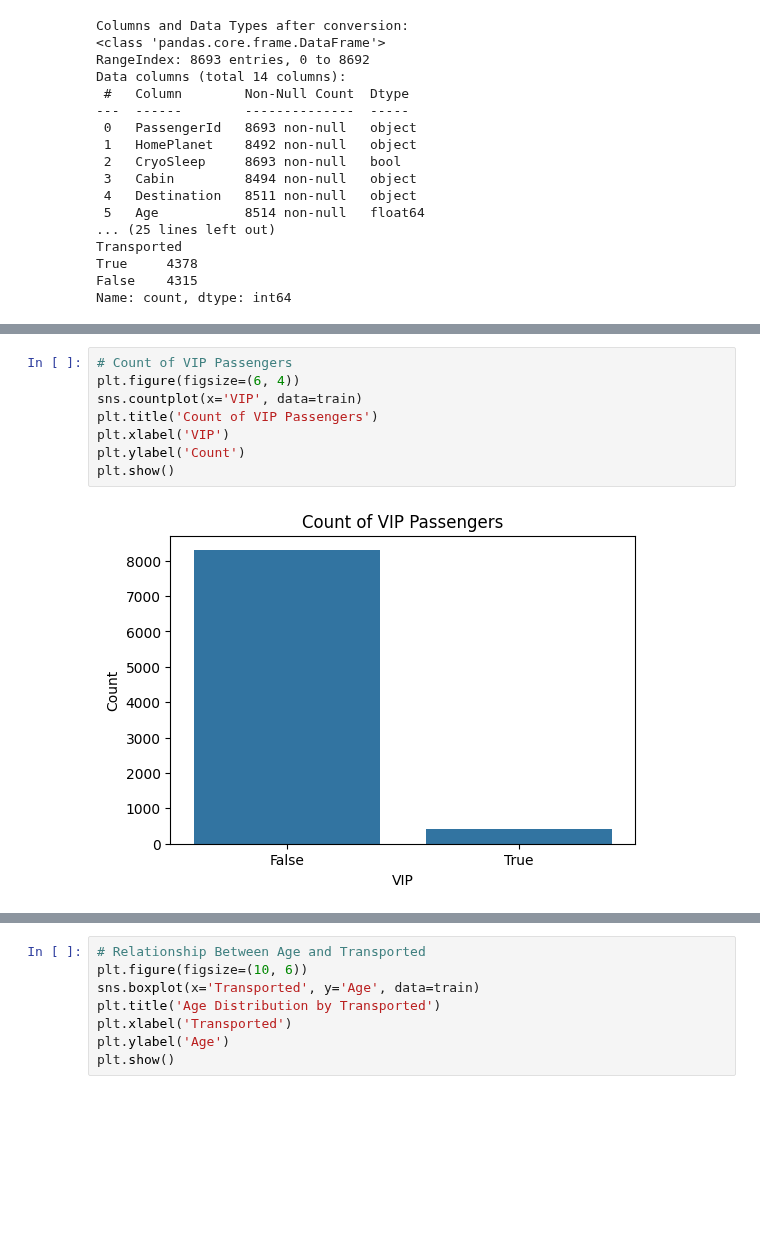
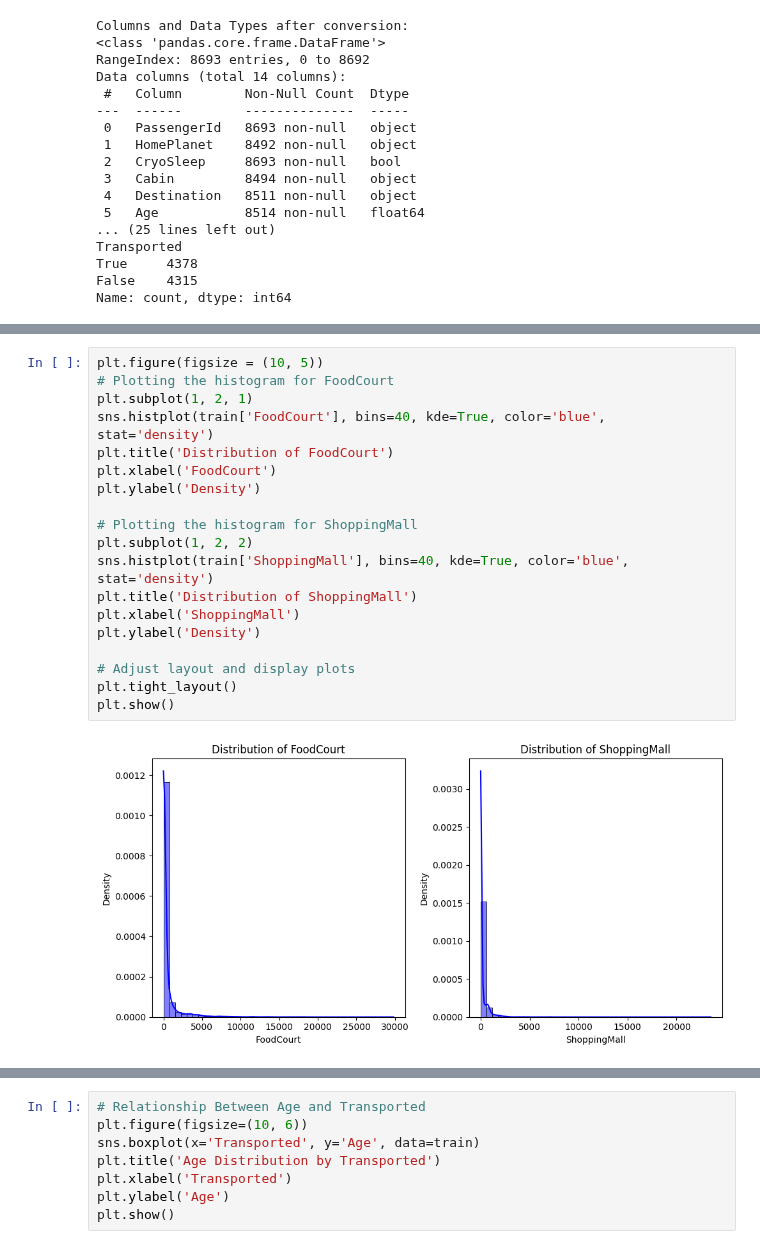
Before and after one commit to 7PAM2015-0509-2023-Group17/Kaggle-Challenge, a Jupyter notebook: Kaggle_Challenge_notebook.ipynb, the cells around one changed output, grey strips where cells are left out. Cells and saved outputs as stored; diff of their text form; blank space fills up the shorter version.

```diff
--- a/Kaggle_Challenge_notebook.ipynb
+++ b/Kaggle_Challenge_notebook.ipynb
@@ -124,10 +130,21 @@ plt.show()
-# %%
-# Count of VIP Passengers
-plt.figure(figsize=(6, 4))
-sns.countplot(x='VIP', data=train)
-plt.title('Count of VIP Passengers')
-plt.xlabel('VIP')
-plt.ylabel('Count')
-plt.show()
-# %% [output]
-[figure, removed]
+# %%
+plt.figure(figsize = (10, 5))
+# Plotting the histogram for FoodCourt
+plt.subplot(1, 2, 1)
+sns.histplot(train['FoodCourt'], bins=40, kde=True, color='blue', stat='density')
+plt.title('Distribution of FoodCourt')
+plt.xlabel('FoodCourt')
+plt.ylabel('Density')
+
+# Plotting the histogram for ShoppingMall
+plt.subplot(1, 2, 2)
+sns.histplot(train['ShoppingMall'], bins=40, kde=True, color='blue', stat='density')
+plt.title('Distribution of ShoppingMall')
+plt.xlabel('ShoppingMall')
+plt.ylabel('Density')
+
+# Adjust layout and display plots
+plt.tight_layout()
+plt.show()
+# %% [output]
+[figure, added]
```
Also changed, not shown: parts of 11 cells of this notebook.
